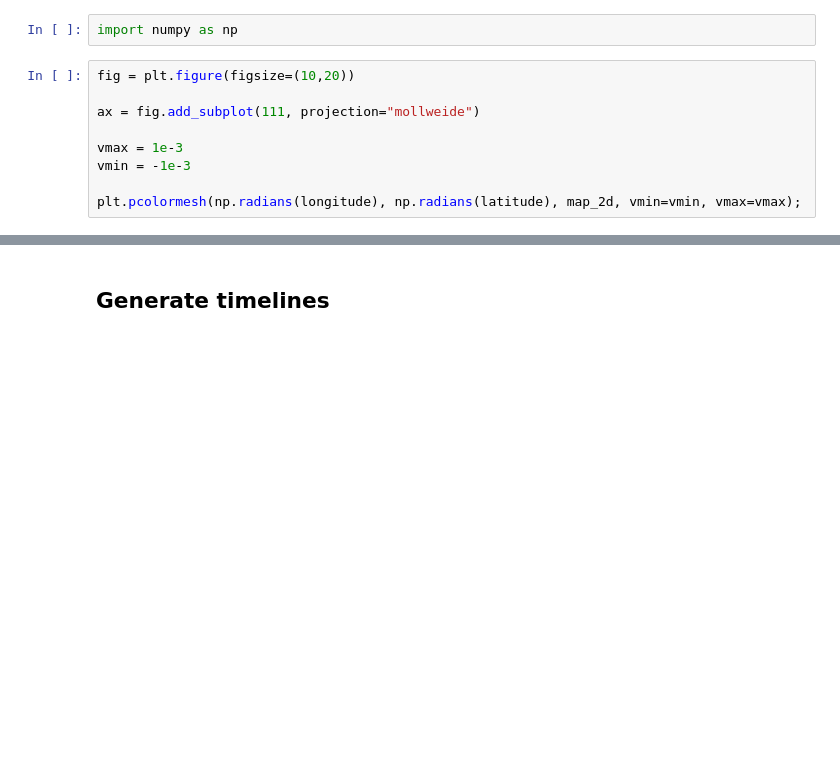
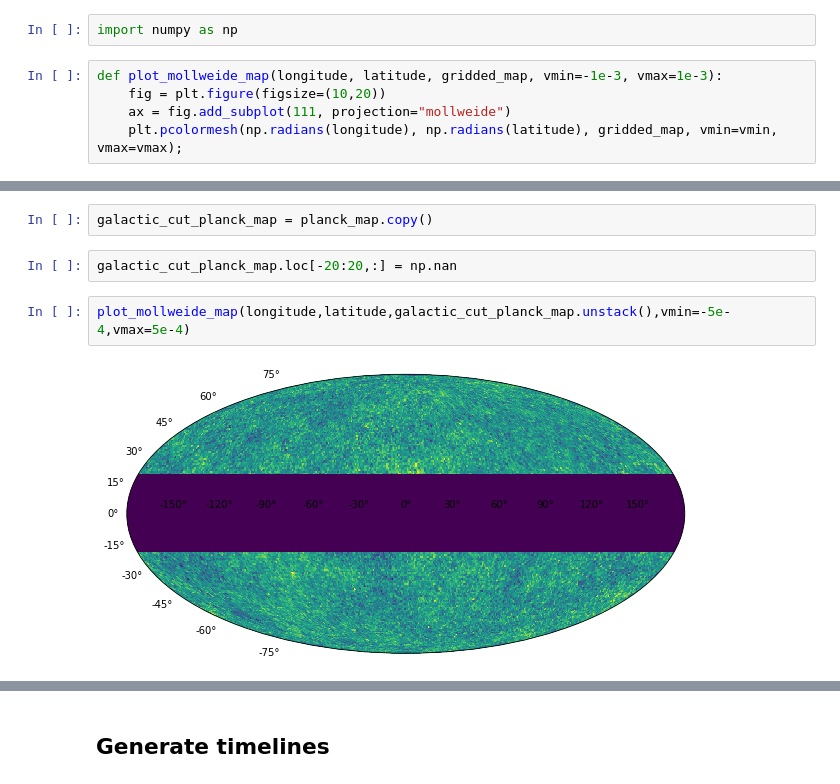
Before and after one commit to words-sdsc/edX, a Jupyter notebook: astro_example.ipynb, the cells around one changed output, grey strips where cells are left out. Cells and saved outputs as stored; diff of their text form; blank space fills up the shorter version.

```diff
--- a/astro_example.ipynb
+++ b/astro_example.ipynb
@@ -266,11 +268,7 @@ Int64Index([-180, -179, -178, -177, -176, -175, -174, -173, -172, -171,
 # %%
 import numpy as np
 # %%
-fig = plt.figure(figsize=(10,20))
-
-ax = fig.add_subplot(111, projection="mollweide")
-
-vmax = 1e-3
-vmin = -1e-3
-
-plt.pcolormesh(np.radians(longitude), np.radians(latitude), map_2d, vmin=vmin, vmax=vmax);
+def plot_mollweide_map(longitude, latitude, gridded_map, vmin=-1e-3, vmax=1e-3):
+    fig = plt.figure(figsize=(10,20))
+    ax = fig.add_subplot(111, projection="mollweide")
+    plt.pcolormesh(np.radians(longitude), np.radians(latitude), gridded_map, vmin=vmin, vmax=vmax);
@@ -278,0 +293,8 @@ plt.pcolormesh(np.radians(longitude), np.radians(latitude), map_2d, vmin=vmin, v
+# %%
+galactic_cut_planck_map = planck_map.copy()
+# %%
+galactic_cut_planck_map.loc[-20:20,:] = np.nan
+# %%
+plot_mollweide_map(longitude,latitude,galactic_cut_planck_map.unstack(),vmin=-5e-4,vmax=5e-4)
+# %% [output]
+[figure, added]
```
Also changed, not shown: parts of 10 cells of this notebook.
